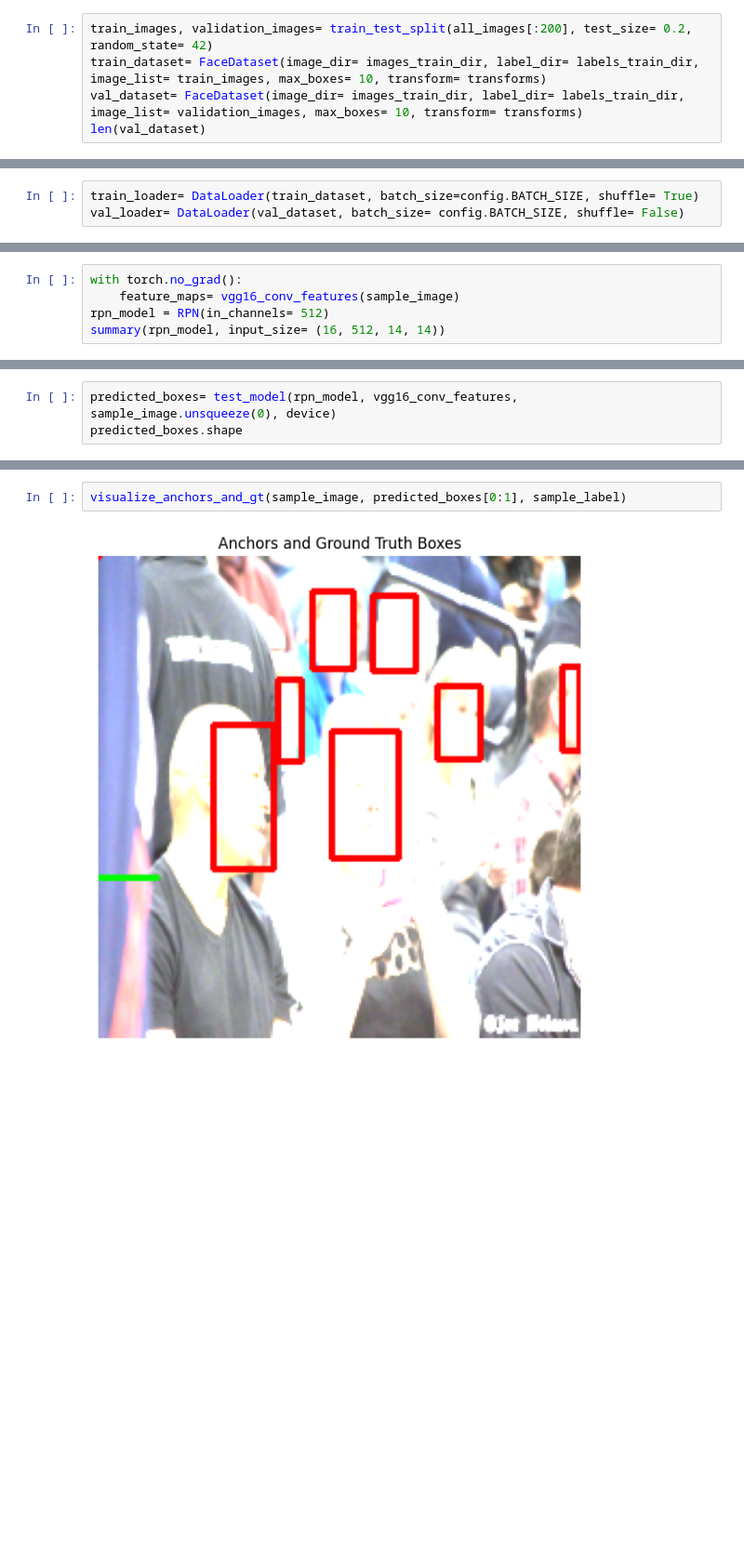
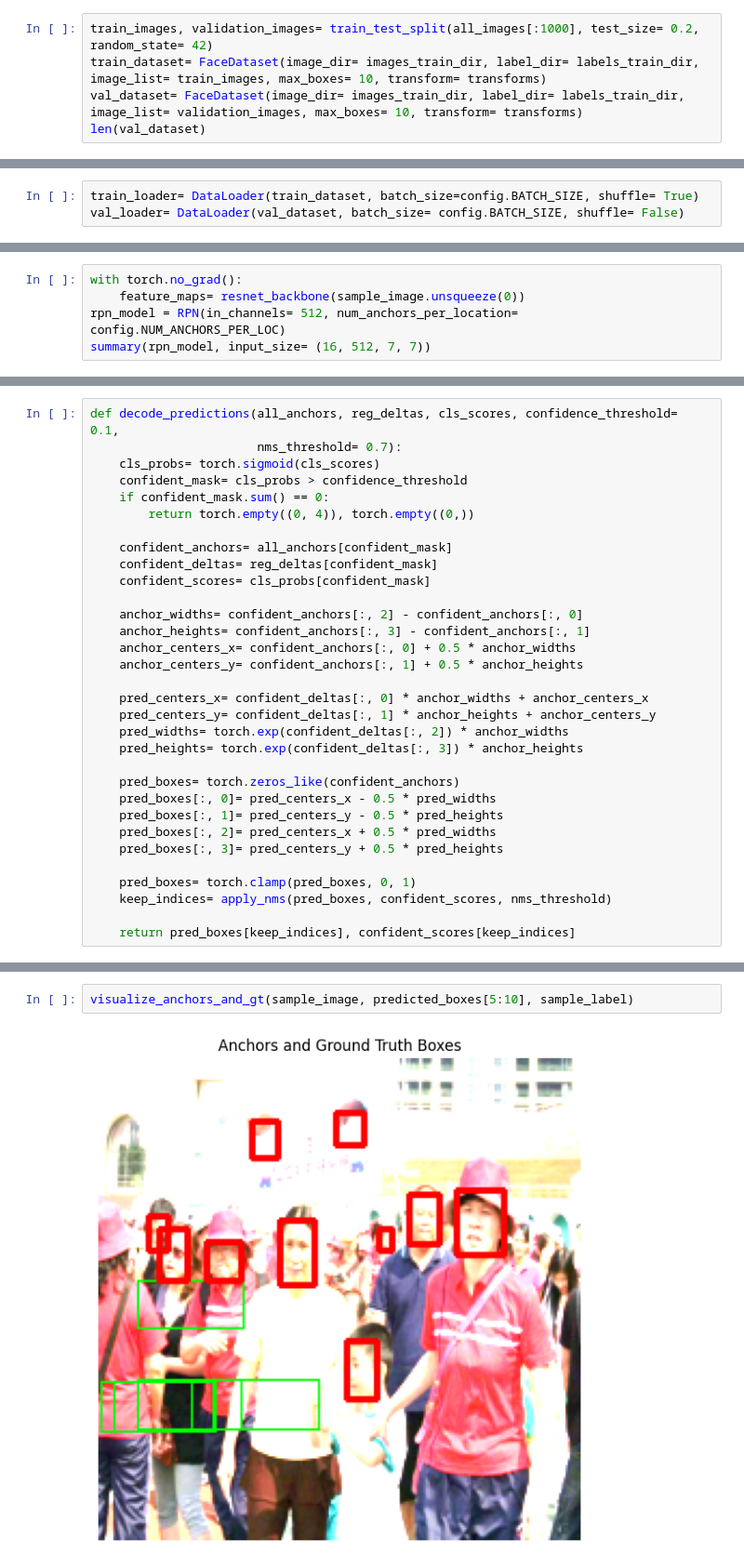
Before and after one commit to Atlas2p0/FasterRCNNFaceDetection, a Jupyter notebook: notebooks/RPN.ipynb, the cells around one changed output, grey strips where cells are left out. Shown at 93% size. Cells and saved outputs as stored; diff of their text form; blank space fills up the shorter version.

```diff
--- a/notebooks/RPN.ipynb
+++ b/notebooks/RPN.ipynb
@@ -307,7 +208,7 @@ len(all_images[:700])
 # %% [output]
 700
 # %%
-train_images, validation_images= train_test_split(all_images[:200], test_size= 0.2, random_state= 42)
+train_images, validation_images= train_test_split(all_images[:1000], test_size= 0.2, random_state= 42)
 train_dataset= FaceDataset(image_dir= images_train_dir, label_dir= labels_train_dir, image_list= train_images, max_boxes= 10, transform= transforms)
 val_dataset= FaceDataset(image_dir= images_train_dir, label_dir= labels_train_dir, image_list= validation_images, max_boxes= 10, transform= transforms)
 len(val_dataset)
@@ -329,8 +220,8 @@ val_loader= DataLoader(val_dataset, batch_size= config.BATCH_SIZE, shuffle= Fals
 # %%
 with torch.no_grad():
-    feature_maps= vgg16_conv_features(sample_image)
-rpn_model = RPN(in_channels= 512)
-summary(rpn_model, input_size= (16, 512, 14, 14))
+    feature_maps= resnet_backbone(sample_image.unsqueeze(0))
+rpn_model = RPN(in_channels= 512, num_anchors_per_location= config.NUM_ANCHORS_PER_LOC)
+summary(rpn_model, input_size= (16, 512, 7, 7))
 # %% [output]
 ==========================================================================================
 Layer (type:depth-idx)                   Output Shape              Param #
@@ -478 +364,33 @@ plt.show()
+# %%
+def decode_predictions(all_anchors, reg_deltas, cls_scores, confidence_threshold= 0.1,
+                       nms_threshold= 0.7):
+    cls_probs= torch.sigmoid(cls_scores)
+    confident_mask= cls_probs > confidence_threshold
+    if confident_mask.sum() == 0:
+        return torch.empty((0, 4)), torch.empty((0,))
+
+    confident_anchors= all_anchors[confident_mask]
+    confident_deltas= reg_deltas[confident_mask]
+    confident_scores= cls_probs[confident_mask]
+
+    anchor_widths= confident_anchors[:, 2] - confident_anchors[:, 0]
+    anchor_heights= confident_anchors[:, 3] - confident_anchors[:, 1]
+    anchor_centers_x= confident_anchors[:, 0] + 0.5 * anchor_widths
+    anchor_centers_y= confident_anchors[:, 1] + 0.5 * anchor_heights
+
+    pred_centers_x= confident_deltas[:, 0] * anchor_widths + anchor_centers_x
+    pred_centers_y= confident_deltas[:, 1] * anchor_heights + anchor_centers_y
+    pred_widths= torch.exp(confident_deltas[:, 2]) * anchor_widths
+    pred_heights= torch.exp(confident_deltas[:, 3]) * anchor_heights
+
+    pred_boxes= torch.zeros_like(confident_anchors)
+    pred_boxes[:, 0]= pred_centers_x - 0.5 * pred_widths
+    pred_boxes[:, 1]= pred_centers_y - 0.5 * pred_heights
+    pred_boxes[:, 2]= pred_centers_x + 0.5 * pred_widths
+    pred_boxes[:, 3]= pred_centers_y + 0.5 * pred_heights
+
+    pred_boxes= torch.clamp(pred_boxes, 0, 1)
+    keep_indices= apply_nms(pred_boxes, confident_scores, nms_threshold)
+
+    return pred_boxes[keep_indices], confident_scores[keep_indices]
 # %%
@@ -697,3 +489,0 @@ def test_model(model, backbone, image, device='cuda'):
-# %%
-predicted_boxes= test_model(rpn_model, vgg16_conv_features, sample_image.unsqueeze(0), device)
-predicted_boxes.shape
@@ -731,4 +604,4 @@ tensor([[0.2366, 0.3482, 0.3616, 0.6473],
 # %%
-visualize_anchors_and_gt(sample_image, predicted_boxes[0:1], sample_label)
+visualize_anchors_and_gt(sample_image, predicted_boxes[5:10], sample_label)
 # %% [output]
-[figure, old version]
+[figure, new version]
```
Also changed, not shown: parts of 56 cells of this notebook, 5 other files.
